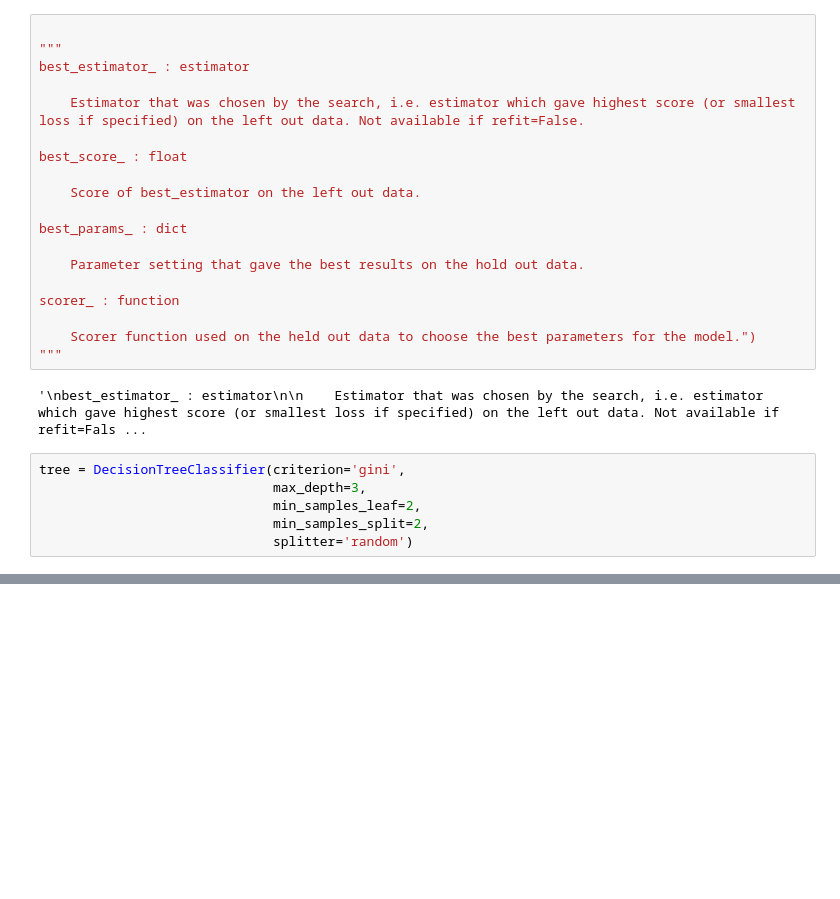
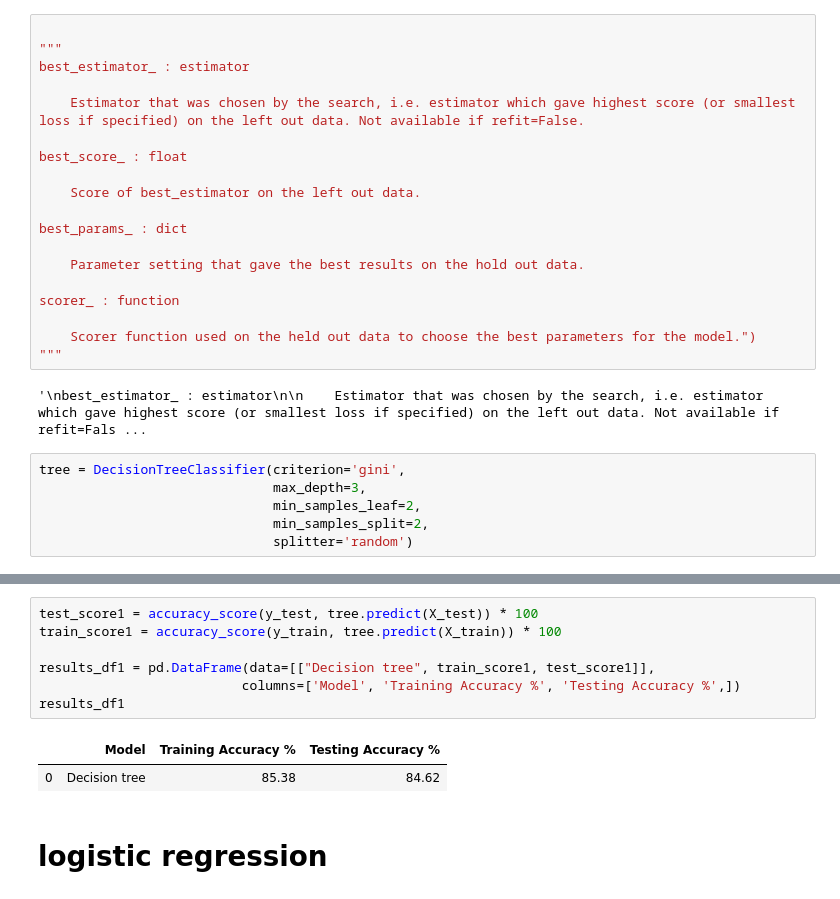
Before and after one commit to northcampus-university-of-kashmir/Heart-Disease-Detection-System, a Jupyter notebook: All in one.ipynb, the cells around one changed output, grey strips where cells are left out. Saved outputs shown, nothing was run; the diff lists cells and outputs as text; blank space fills up the shorter version.

```diff
--- a/All in one.ipynb
+++ b/All in one.ipynb
@@ -325,0 +345,12 @@ print_score(tree, X_train, y_train, X_test, y_test, train=False)
+# %%
+test_score1 = accuracy_score(y_test, tree.predict(X_test)) * 100
+train_score1 = accuracy_score(y_train, tree.predict(X_train)) * 100
+
+results_df1 = pd.DataFrame(data=[["Decision tree", train_score1, test_score1]],
+                          columns=['Model', 'Training Accuracy %', 'Testing Accuracy %',])
+results_df1
+# %% [output]
+|  | Model | Training Accuracy % | Testing Accuracy % |
+| 0 | Decision tree | 85.38 | 84.62 |
+# %% [markdown]
+# logistic regression
```
Also changed, not shown: parts of 22 cells of this notebook.
